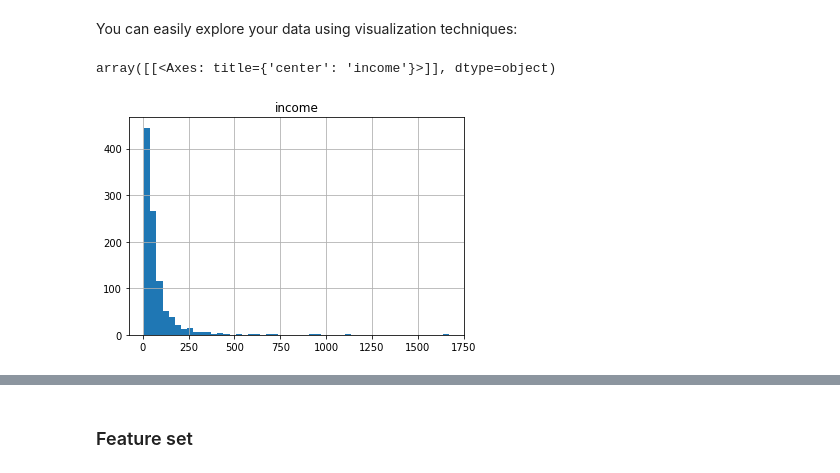
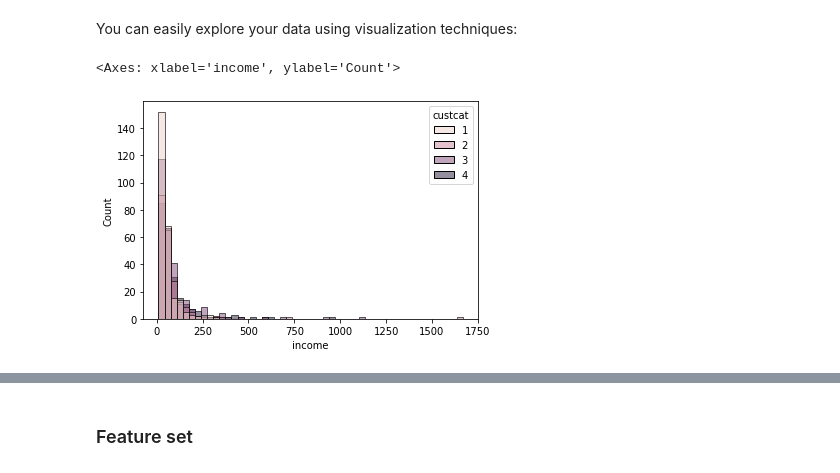
Before and after one commit to hsuanjenko/IBM-Machine-Learning-with-Python, a Jupyter notebook: Case2-Classification(KNN)-Customer Category Predictions/ML0101EN-Clas-K-Nearest-neighbors-CustCat.ipynb, the cells around one changed output, grey strips where cells are left out. Cells and saved outputs as stored; diff of their text form; code cells hidden in the pictures.

```diff
--- a/Case2-Classification(KNN)-Customer Category Predictions/ML0101EN-Clas-K-Nearest-neighbors-CustCat.ipynb
+++ b/Case2-Classification(KNN)-Customer Category Predictions/ML0101EN-Clas-K-Nearest-neighbors-CustCat.ipynb
@@ -110,8 +111,8 @@ Name: count, dtype: int64
 #### 281 Plus Service, 266 Basic-service, 236 Total Service, and 217 E-Service customers
 # %% [markdown]
 You can easily explore your data using visualization techniques:
-# %%
-df.hist(column='income', bins=50)
-# %% [output]
-array([[<Axes: title={'center': 'income'}>]], dtype=object)
-[figure, removed]
+# %%
+sns.histplot(x = df.income, bins = 50, hue = df.custcat)
+# %% [output]
+<Axes: xlabel='income', ylabel='Count'>
+[figure, added]
```
Also changed, not shown: parts of 4 cells of this notebook.
